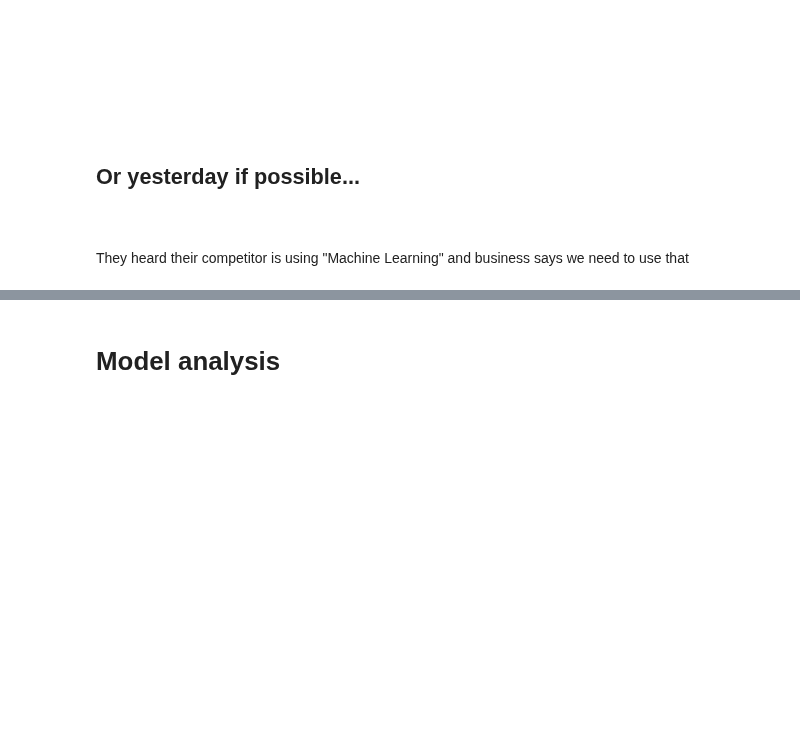
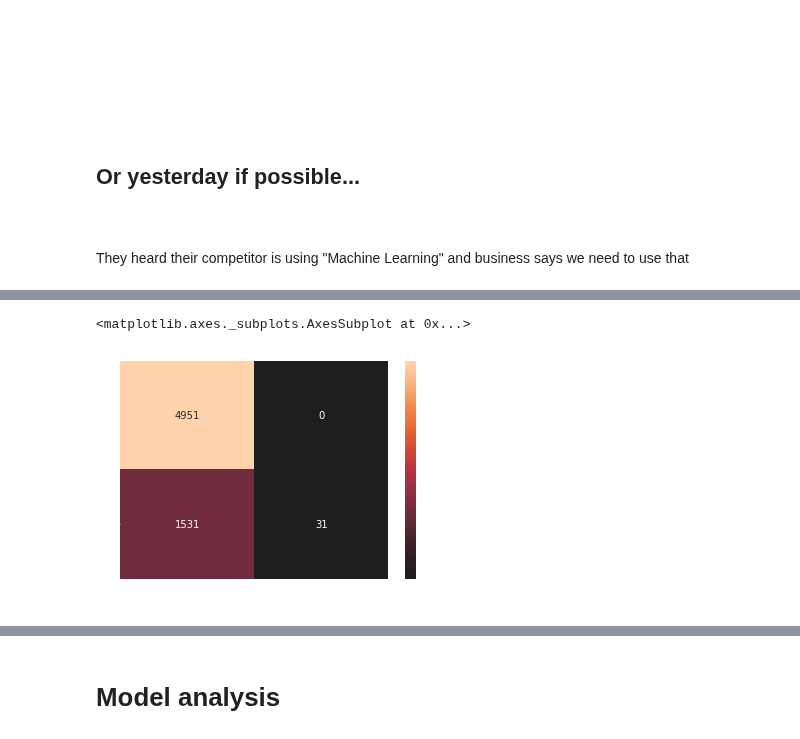
Before and after one commit to EthicalML/explainability-and-bias, a Jupyter notebook: Bias Evaluation & Explainability.ipynb, the cells around one changed output, grey strips where cells are left out. Cells and saved outputs as stored; diff of their text form; code cells hidden in the pictures; blank space fills up the shorter version.

```diff
--- a/Bias Evaluation & Explainability.ipynb
+++ b/Bias Evaluation & Explainability.ipynb
@@ -548,0 +407,5 @@ Cross functional work is key - bringing the right expertise at the right time
+# %%
+score = model.evaluate(f_in(X_prod), y_prod, verbose=1)
+probabilities = model.predict(f_in(X_prod))
+pred = f_out(probabilities)
+print("Accuracy %.4f: " % (score[1]*100))
@@ -548,0 +415,10 @@ Cross functional work is key - bringing the right expertise at the right time
+# %%
+confusion = sklearn.metrics.confusion_matrix(y_prod, pred)
+confusion_df = pd.DataFrame(confusion,
+            index=["Actual Denied", "Actual Approved"],
+            columns=["Preditced Denied", "Preditced Approved"])
+
+sn.heatmap(confusion_df, annot=True, fmt='d', center=1)
+# %% [output]
+<matplotlib.axes._subplots.AxesSubplot at 0x...>
+[figure, added]
```
Also changed, not shown: parts of 102 cells of this notebook, 3 other files.
